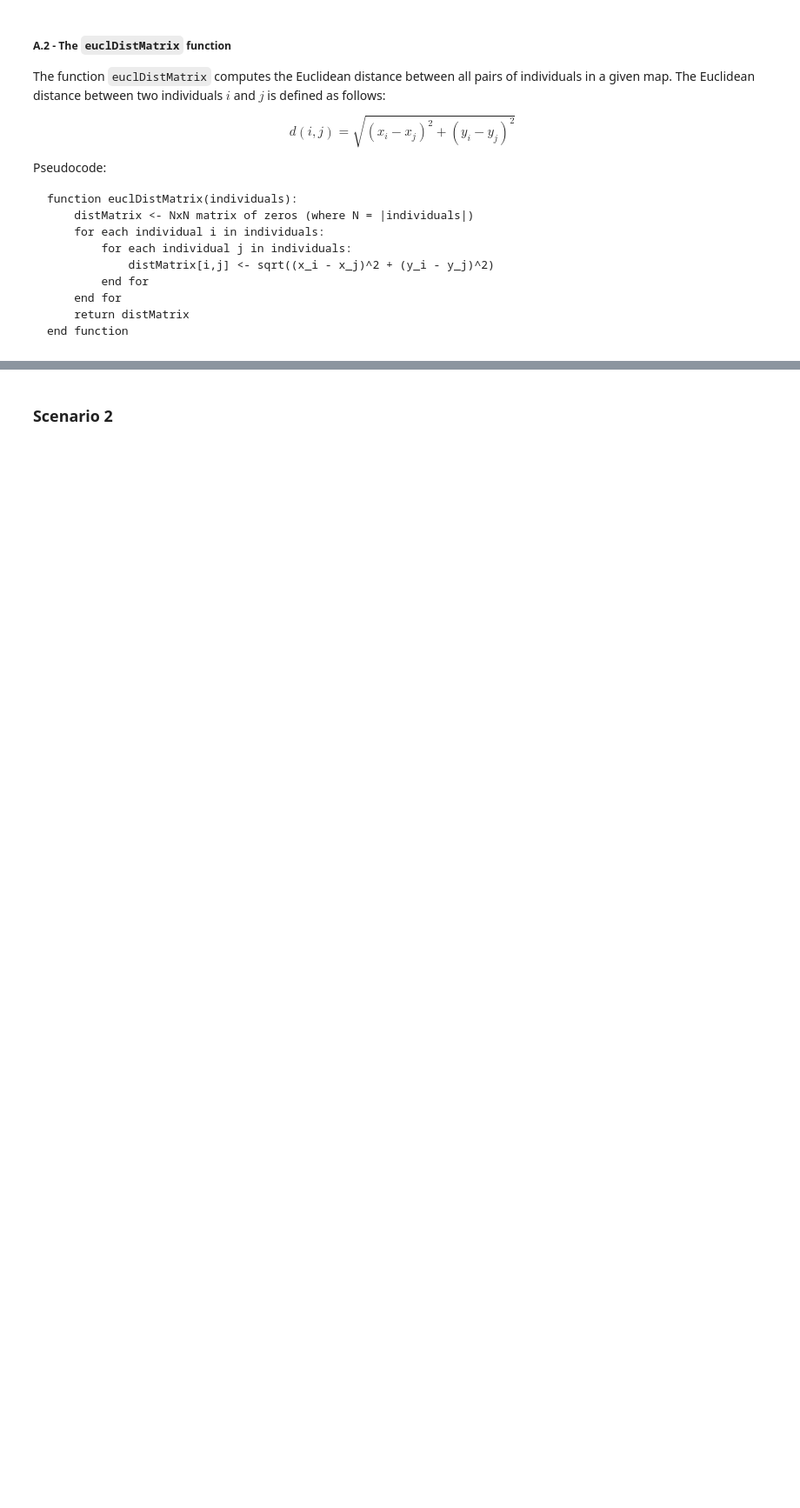
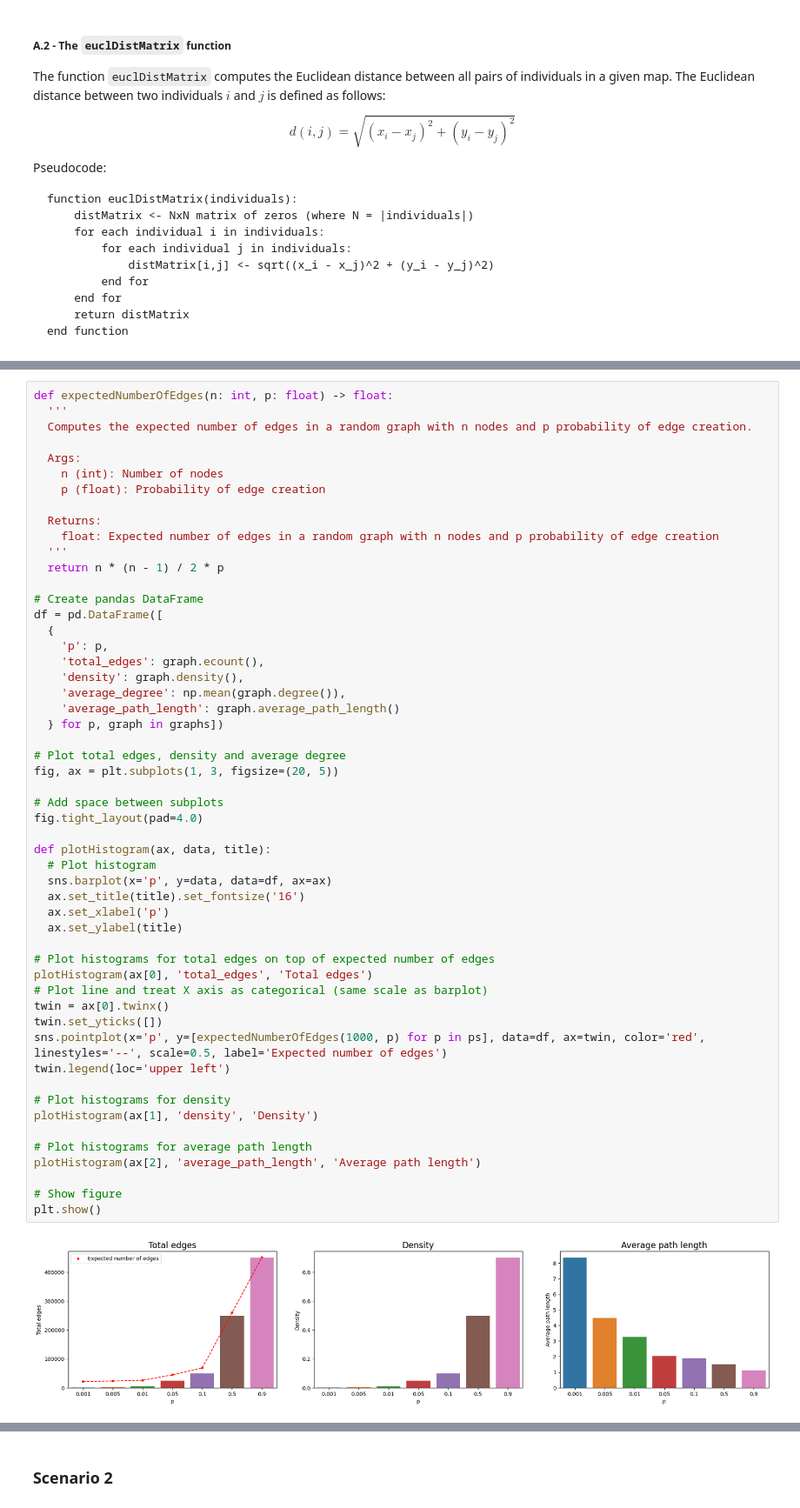
Before and after one commit to lucadibello/geographical-friendship-network, a Jupyter notebook: geographical-friendship-network.ipynb, the cells around one changed output, grey strips where cells are left out. Shown: that part at 87% size. Saved outputs shown, nothing was run; the diff lists cells and outputs as text; blank space fills up the shorter version.

```diff
--- a/geographical-friendship-network.ipynb
+++ b/geographical-friendship-network.ipynb
@@ -319,0 +418,55 @@ NameError: name 'distMatrixFromN' is not defined
+# %%
+def expectedNumberOfEdges(n: int, p: float) -> float:
+  '''
+  Computes the expected number of edges in a random graph with n nodes and p probability of edge creation.
+
+  Args:
+    n (int): Number of nodes
+    p (float): Probability of edge creation
+
+  Returns:
+    float: Expected number of edges in a random graph with n nodes and p probability of edge creation
+  '''
+  return n * (n - 1) / 2 * p
+
+# Create pandas DataFrame
+df = pd.DataFrame([
+  {
+    'p': p,
+    'total_edges': graph.ecount(),
+    'density': graph.density(),
+    'average_degree': np.mean(graph.degree()),
+    'average_path_length': graph.average_path_length()
+  } for p, graph in graphs])
+
+# Plot total edges, density and average degree
+fig, ax = plt.subplots(1, 3, figsize=(20, 5))
+
+# Add space between subplots
+fig.tight_layout(pad=4.0)
+
+def plotHistogram(ax, data, title):
+  # Plot histogram
+  sns.barplot(x='p', y=data, data=df, ax=ax)
+  ax.set_title(title).set_fontsize('16')
+  ax.set_xlabel('p')
+  ax.set_ylabel(title)
+
+# Plot histograms for total edges on top of expected number of edges
+plotHistogram(ax[0], 'total_edges', 'Total edges')
+# Plot line and treat X axis as categorical (same scale as barplot)
+twin = ax[0].twinx()
+twin.set_yticks([])
+sns.pointplot(x='p', y=[expectedNumberOfEdges(1000, p) for p in ps], data=df, ax=twin, color='red', linestyles='--', scale=0.5, label='Expected number of edges')
+twin.legend(loc='upper left')
+
+# Plot histograms for density
+plotHistogram(ax[1], 'density', 'Density')
+
+# Plot histograms for average path length
+plotHistogram(ax[2], 'average_path_length', 'Average path length')
+
+# Show figure
+plt.show()
+# %% [output]
+[figure, added]
```
Also changed, not shown: parts of 23 cells of this notebook.
